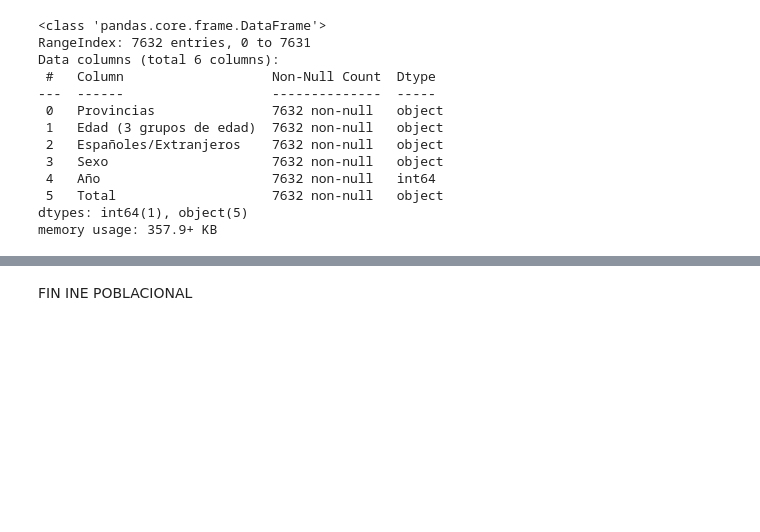
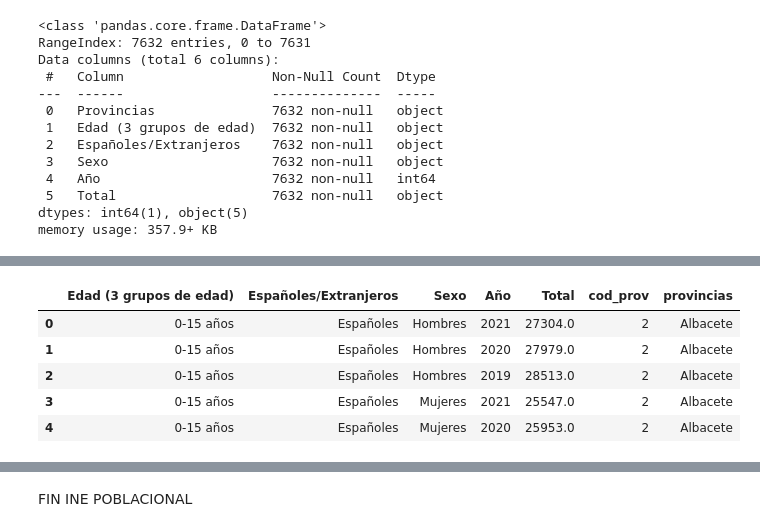
Before and after one commit to jgilsu11/laboratorio-modulo5-leccion01-etl, a Jupyter notebook: Limpieza y Transformacion.ipynb, the cells around one changed output, grey strips where cells are left out. Cells and saved outputs as stored; diff of their text form; code cells hidden in the pictures; blank space fills up the shorter version.

```diff
--- a/Limpieza y Transformacion.ipynb
+++ b/Limpieza y Transformacion.ipynb
@@ -296,3 +435,12 @@ Data columns (total 6 columns):
  5   Total                    7632 non-null   object
 dtypes: int64(1), object(5)
 memory usage: 357.9+ KB
+# %%
+df_poblacional=df_poblacional[df_poblacional["Provincias"]!= "TOTAL ESPAÑA"].reset_index(drop=True)
+df_poblacional=df_poblacional[df_poblacional["Edad (3 grupos de edad)"]!= "TOTAL EDADES"].reset_index(drop=True)
+df_poblacional=df_poblacional[df_poblacional["Españoles/Extranjeros"]!= "TOTAL"].reset_index(drop=True)
+df_poblacional=df_poblacional[df_poblacional["Sexo"]!= "Ambos sexos"].reset_index(drop=True)
+df_poblacional=df_poblacional[df_poblacional["Españoles/Extranjeros"]!= f"% Extranjeros"].reset_index(drop=True)
+# %%
+df_poblacional[["cod_prov", "provincias"]]= df_poblacional["Provincias"].str.split(" ", n=1, expand=True)
+df_poblacional.drop(columns="Provincias", inplace= True)
@@ -298,0 +462,14 @@ memory usage: 357.9+ KB
+# %%
+df_poblacional["cod_prov"]=df_poblacional["cod_prov"].astype(int)
+df_poblacional["Total"]=df_poblacional["Total"].str.replace(".","")
+df_poblacional["Total"]=df_poblacional["Total"].str.replace(",",".")
+df_poblacional["Total"]=df_poblacional["Total"].astype(float)
+# %%
+df_poblacional.head()
+# %% [output]
+|  | Edad (3 grupos de edad) | Españoles/Extranjeros | Sexo | Año | Total | cod_prov | provincias |
+| 0 | 0-15 años | Españoles | Hombres | 2021 | 27304.0 | 2 | Albacete |
+| 1 | 0-15 años | Españoles | Hombres | 2020 | 27979.0 | 2 | Albacete |
+| 2 | 0-15 años | Españoles | Hombres | 2019 | 28513.0 | 2 | Albacete |
+| 3 | 0-15 años | Españoles | Mujeres | 2021 | 25547.0 | 2 | Albacete |
+| 4 | 0-15 años | Españoles | Mujeres | 2020 | 25953.0 | 2 | Albacete |
```
Also changed, not shown: parts of 38 cells of this notebook.
